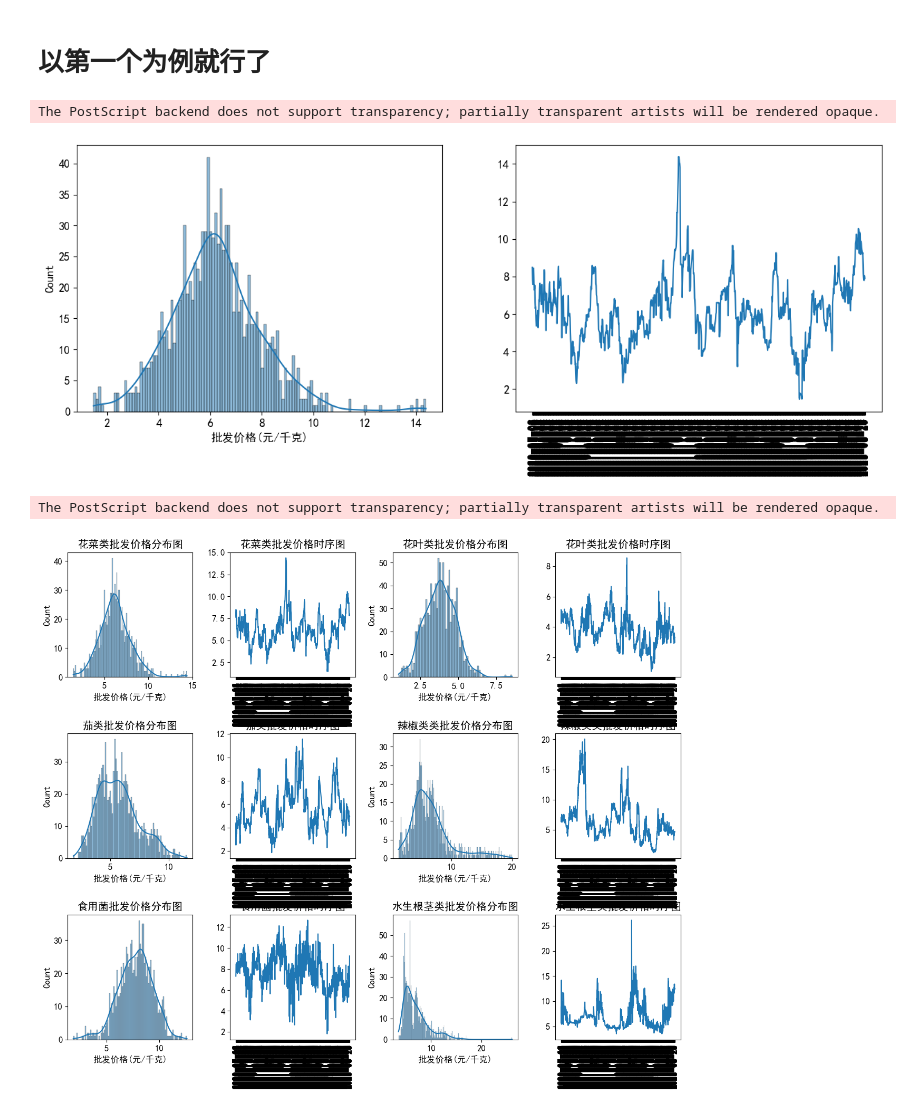
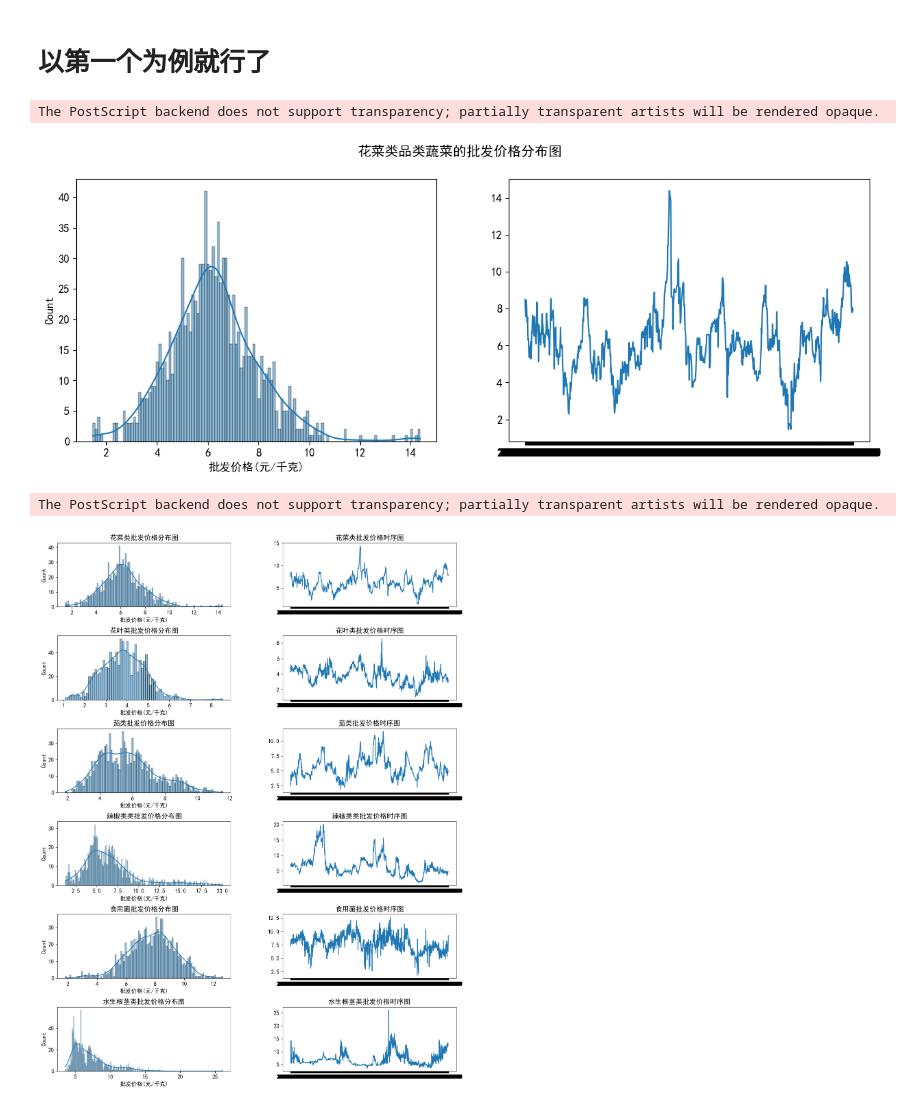
Before and after one commit to XingA02/CUMCM-2023C, a Jupyter notebook: 2_3_求未来七天成本.ipynb, the cells around one changed output. Drawn from its saved outputs; the diff is of its cells as text; code cells hidden in the pictures.

```diff
--- a/2_3_求未来七天成本.ipynb
+++ b/2_3_求未来七天成本.ipynb
@@ -105,58 +104,54 @@ pd.DataFrame({
 # 以第一个为例就行了
 # %%
 fig, ax = plt.subplots(nrows=1, ncols=2, figsize=(15, 5))
+fig.suptitle('花菜类品类蔬菜的批发价格分布图')
 
 sns.histplot(data=df1, x="批发价格(元/千克)", binwidth=0.1, kde=True, ax=ax[0])
 ax[1].plot(df1["日期"], df1['批发价格(元/千克)'])
-plt.xticks(rotation = 90)
-plt.savefig('图片\\2_3_未来成本预测结果测试-简单版.eps')
+
+fig.savefig('图片\\2_3_未来成本预测结果测试-简单版.eps')
 # %% [output]
 The PostScript backend does not support transparency; partially transparent artists will be rendered opaque.
-[figure, old version]
+[figure, new version]
 # %%
-fig, ax = plt.subplots(nrows=3, ncols=4, figsize=(15, 12))
+fig, ax = plt.subplots(nrows=6, ncols=2, figsize=(15, 20))
 fig.subplots_adjust(wspace=0.3, hspace=0.45)
 
 sns.histplot(data=df1, x="批发价格(元/千克)", binwidth=0.1, kde=True, ax=ax[0][0])
 ax[0][1].plot(df1["日期"], df1['批发价格(元/千克)'])
 
-sns.histplot(data=df2, x="批发价格(元/千克)", binwidth=0.1, kde=True, ax=ax[0][2])
-ax[0][3].plot(df2["日期"], df2['批发价格(元/千克)'])
+sns.histplot(data=df2, x="批发价格(元/千克)", binwidth=0.1, kde=True, ax=ax[1][0])
+ax[1][1].plot(df2["日期"], df2['批发价格(元/千克)'])
 
-sns.histplot(data=df3, x="批发价格(元/千克)", binwidth=0.1, kde=True, ax=ax[1][0])
-ax[1][1].plot(df3["日期"], df3['批发价格(元/千克)'])
+sns.histplot(data=df3, x="批发价格(元/千克)", binwidth=0.1, kde=True, ax=ax[2][0])
+ax[2][1].plot(df3["日期"], df3['批发价格(元/千克)'])
 
-sns.histplot(data=df4, x="批发价格(元/千克)", binwidth=0.1, kde=True, ax=ax[1][2])
-ax[1][3].plot(df4["日期"], df4['批发价格(元/千克)'])
+sns.histplot(data=df4, x="批发价格(元/千克)", binwidth=0.1, kde=True, ax=ax[3][0])
+ax[3][1].plot(df4["日期"], df4['批发价格(元/千克)'])
 
-sns.histplot(data=df5, x="批发价格(元/千克)", binwidth=0.1, kde=True, ax=ax[2][0])
-ax[2][1].plot(df5["日期"], df5['批发价格(元/千克)'])
+sns.histplot(data=df5, x="批发价格(元/千克)", binwidth=0.1, kde=True, ax=ax[4][0])
+ax[4][1].plot(df5["日期"], df5['批发价格(元/千克)'])
 
-sns.histplot(data=df6, x="批发价格(元/千克)", binwidth=0.1, kde=True, ax=ax[2][2])
-ax[2][3].plot(df6["日期"], df6['批发价格(元/千克)'])
+sns.histplot(data=df6, x="批发价格(元/千克)", binwidth=0.1, kde=True, ax=ax[5][0])
+ax[5][1].plot(df6["日期"], df6['批发价格(元/千克)'])
 
 ax[0][0].set_title("花菜类批发价格分布图")
 ax[0][1].set_title("花菜类批发价格时序图")
-ax[0][2].set_title("花叶类批发价格分布图")
-ax[0][3].set_title("花叶类批发价格时序图")
+ax[1][0].set_title("花叶类批发价格分布图")
+ax[1][1].set_title("花叶类批发价格时序图")
 
-ax[1][0].set_title("茄类批发价格分布图")
-ax[1][1].set_title("茄类批发价格时序图")
-ax[1][2].set_title("辣椒类类批发价格分布图")
-ax[1][3].set_title("辣椒类类批发价格时序图")
+ax[2][0].set_title("茄类批发价格分布图")
+ax[2][1].set_title("茄类批发价格时序图")
+ax[3][0].set_title("辣椒类类批发价格分布图")
+ax[3][1].set_title("辣椒类类批发价格时序图")
 
-ax[2][0].set_title("食用菌批发价格分布图")
-ax[2][1].set_title("食用菌批发价格时序图")
-ax[2][2].set_title("水生根茎类批发价格分布图")
-ax[2][3].set_title("水生根茎类批发价格时序图")
+ax[4][0].set_title("食用菌批发价格分布图")
+ax[4][1].set_title("食用菌批发价格时序图")
+ax[5][0].set_title("水生根茎类批发价格分布图")
+ax[5][1].set_title("水生根茎类批发价格时序图")
 
-# 旋转横坐标标签
-for i in range(3):
-    for j in range(4):
-        if j % 2:
-            ax[i][j].set_xticklabels(ax[i][j].get_xticklabels(), rotation=90)
 
-plt.savefig('图片\\2_3_未来成本预测结果测试-完整版.eps')
+fig.savefig('图片\\2_3_未来成本预测结果测试-完整版.eps')
 # %% [output]
 The PostScript backend does not support transparency; partially transparent artists will be rendered opaque.
-[figure, old version]
+[figure, new version]
```
Also changed, not shown: parts of 2 cells of this notebook, 22 other files.
